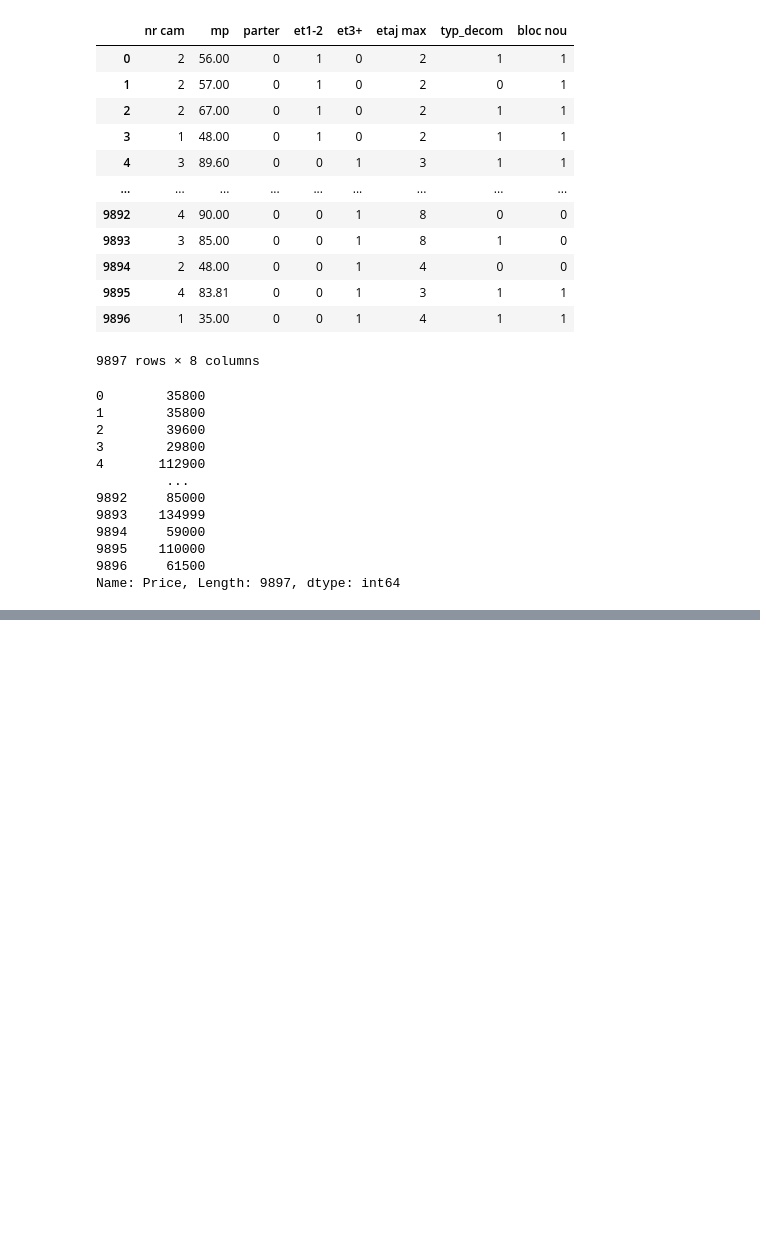
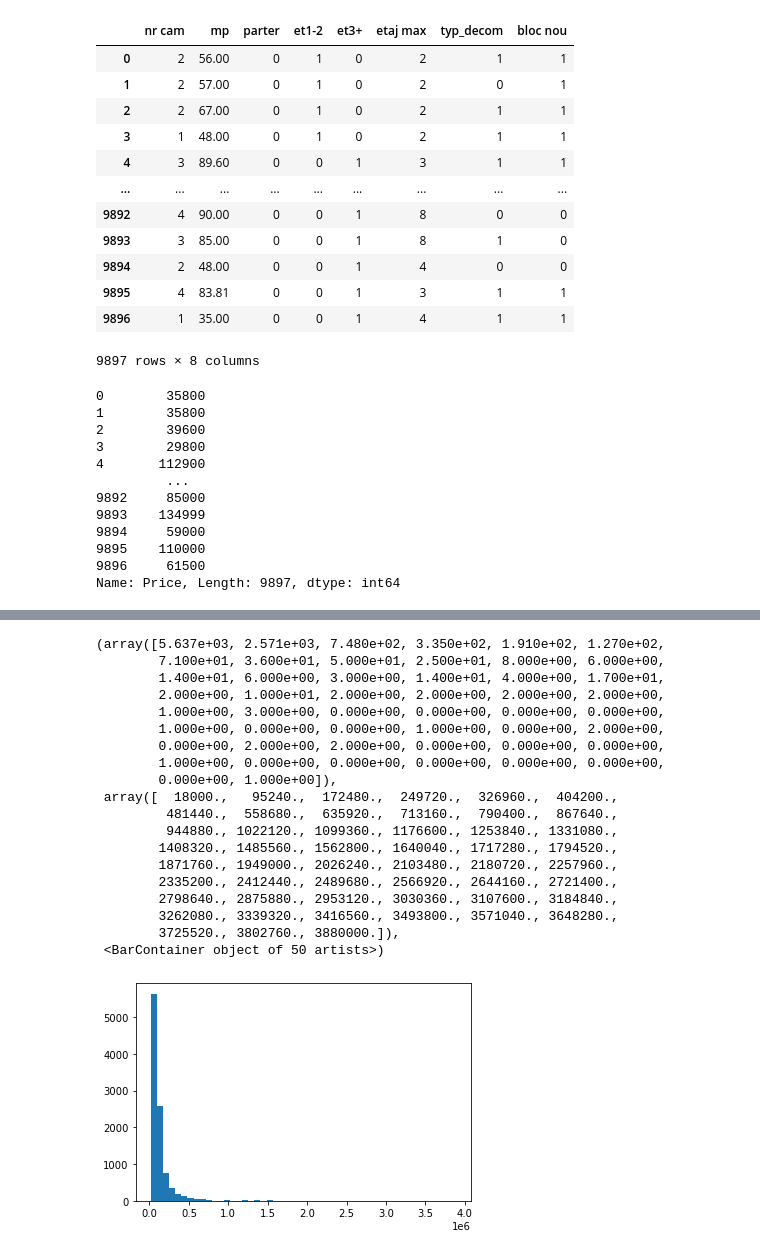
Before and after one commit to Lummetry/DS104, a Jupyter notebook: scripts/real_estate_simple.ipynb, the cells around one changed output, grey strips where cells are left out. Drawn from its saved outputs; the diff is of its cells as text; code cells hidden in the pictures; blank space fills up the shorter version.

```diff
--- a/scripts/real_estate_simple.ipynb
+++ b/scripts/real_estate_simple.ipynb
@@ -60,0 +81,23 @@ Name: Price, Length: 9897, dtype: int64
+# %%
+plt.hist(y_price.values, bins=50)
+# %% [output]
+(array([5.637e+03, 2.571e+03, 7.480e+02, 3.350e+02, 1.910e+02, 1.270e+02,
+        7.100e+01, 3.600e+01, 5.000e+01, 2.500e+01, 8.000e+00, 6.000e+00,
+        1.400e+01, 6.000e+00, 3.000e+00, 1.400e+01, 4.000e+00, 1.700e+01,
+        2.000e+00, 1.000e+01, 2.000e+00, 2.000e+00, 2.000e+00, 2.000e+00,
+        1.000e+00, 3.000e+00, 0.000e+00, 0.000e+00, 0.000e+00, 0.000e+00,
+        1.000e+00, 0.000e+00, 0.000e+00, 1.000e+00, 0.000e+00, 2.000e+00,
+        0.000e+00, 2.000e+00, 2.000e+00, 0.000e+00, 0.000e+00, 0.000e+00,
+        1.000e+00, 0.000e+00, 0.000e+00, 0.000e+00, 0.000e+00, 0.000e+00,
+        0.000e+00, 1.000e+00]),
+ array([  18000.,   95240.,  172480.,  249720.,  326960.,  404200.,
+         481440.,  558680.,  635920.,  713160.,  790400.,  867640.,
+         944880., 1022120., 1099360., 1176600., 1253840., 1331080.,
+        1408320., 1485560., 1562800., 1640040., 1717280., 1794520.,
+        1871760., 1949000., 2026240., 2103480., 2180720., 2257960.,
+        2335200., 2412440., 2489680., 2566920., 2644160., 2721400.,
+        2798640., 2875880., 2953120., 3030360., 3107600., 3184840.,
+        3262080., 3339320., 3416560., 3493800., 3571040., 3648280.,
+        3725520., 3802760., 3880000.]),
+ <BarContainer object of 50 artists>)
+[figure, added]
```
Also changed, not shown: parts of 43 cells of this notebook.
